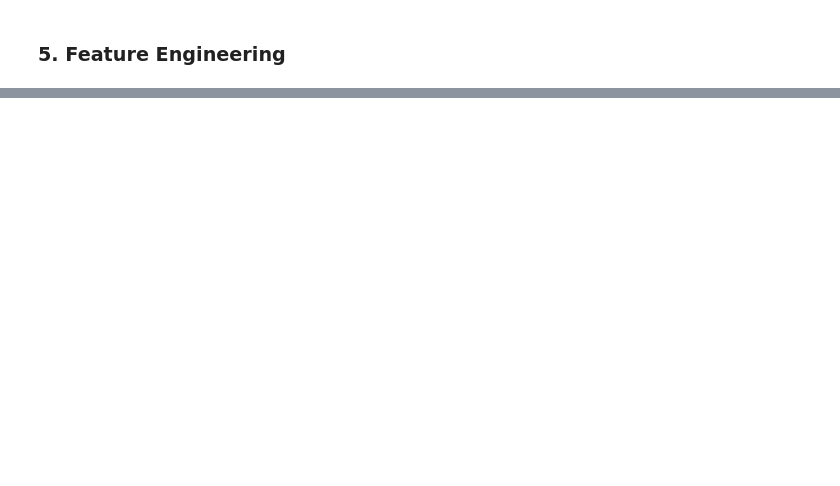
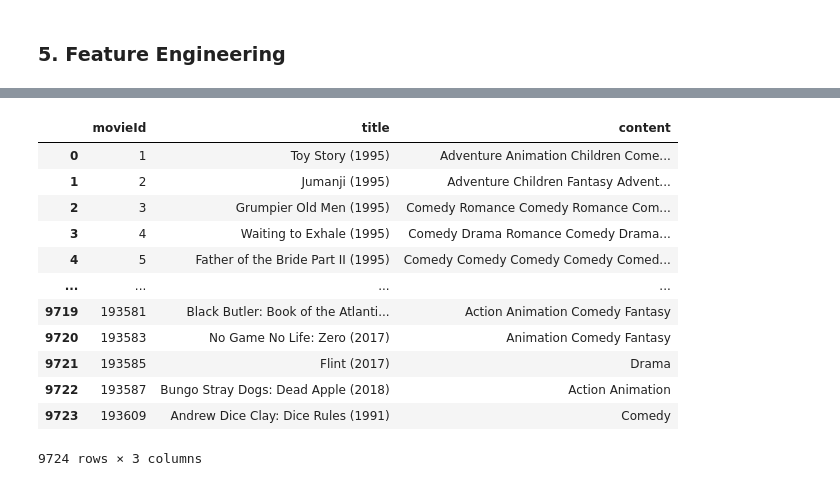
Before and after one commit to harAAm-Friday/Netflix_Recommendation_System, a Jupyter notebook: Netflix_Recommendation_System.ipynb, the cells around one changed output, grey strips where cells are left out. Drawn from its saved outputs; the diff is of its cells as text; code cells hidden in the pictures; blank space fills up the shorter version.

```diff
--- a/Netflix_Recommendation_System.ipynb
+++ b/Netflix_Recommendation_System.ipynb
@@ -218,3 +218,25 @@ df.tail()
 | 102674 | 610 | 168250 | 5.0 | 1494273047 | Get Out (2017) | Horror |  | 0.000000e+00 | 2017 | Horror |
 | 102675 | 610 | 168252 | 5.0 | 1493846352 | Logan (2017) | Action Sci-Fi |  | 0.000000e+00 | 2017 | Action Sci-Fi |
 | 102676 | 610 | 170875 | 3.0 | 1493846415 | The Fate of the Furious (2017) | Action Crime Drama Thriller |  | 0.000000e+00 | 2017 | Action Crime Drama Thriller |
+# %%
+#Aggregate per movie
+movie_df =df.groupby('movieId').agg({'title':'first',
+                                     'content': lambda x:" ".join(x)
+                                     }).reset_index()
+
+
+movie_df
+# %% [output]
+|  | movieId | title | content |
+| 0 | 1 | Toy Story (1995) | Adventure Animation Children Come... |
+| 1 | 2 | Jumanji (1995) | Adventure Children Fantasy Advent... |
+| 2 | 3 | Grumpier Old Men (1995) | Comedy Romance Comedy Romance Com... |
+| 3 | 4 | Waiting to Exhale (1995) | Comedy Drama Romance Comedy Drama... |
+| 4 | 5 | Father of the Bride Part II (1995) | Comedy Comedy Comedy Comedy Comed... |
+| ... | ... | ... | ... |
+| 9719 | 193581 | Black Butler: Book of the Atlanti... | Action Animation Comedy Fantasy |
+| 9720 | 193583 | No Game No Life: Zero (2017) | Animation Comedy Fantasy |
+| 9721 | 193585 | Flint (2017) | Drama |
+| 9722 | 193587 | Bungo Stray Dogs: Dead Apple (2018) | Action Animation |
+| 9723 | 193609 | Andrew Dice Clay: Dice Rules (1991) | Comedy |
+9724 rows × 3 columns
```
Also changed, not shown: parts of 8 cells of this notebook.
